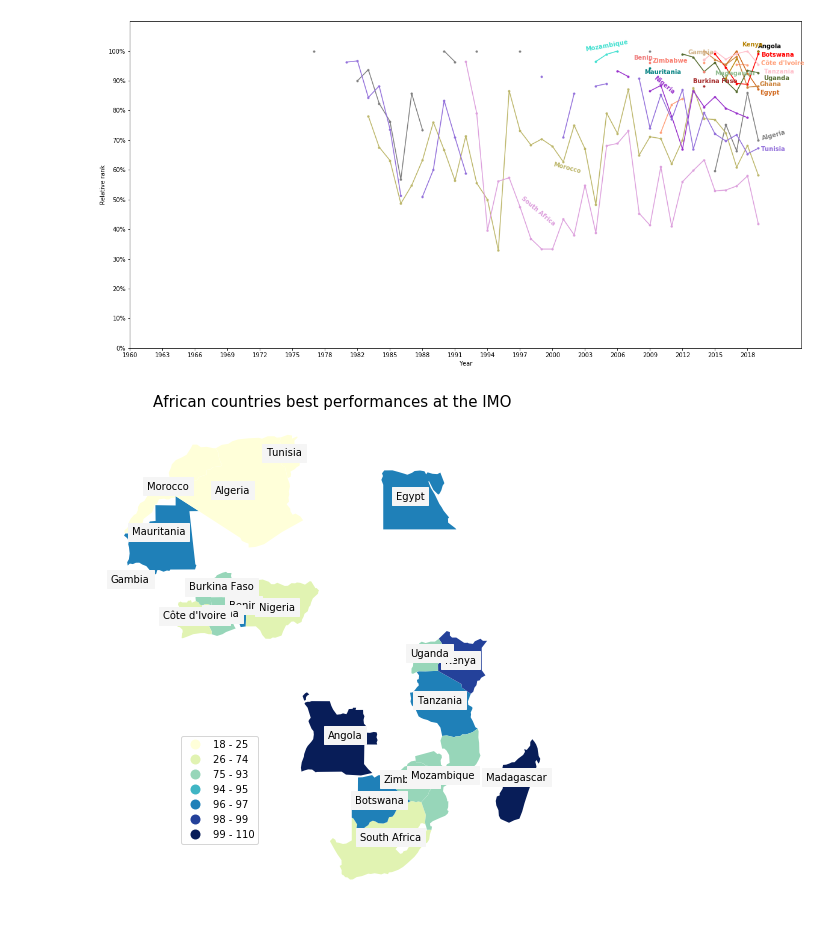
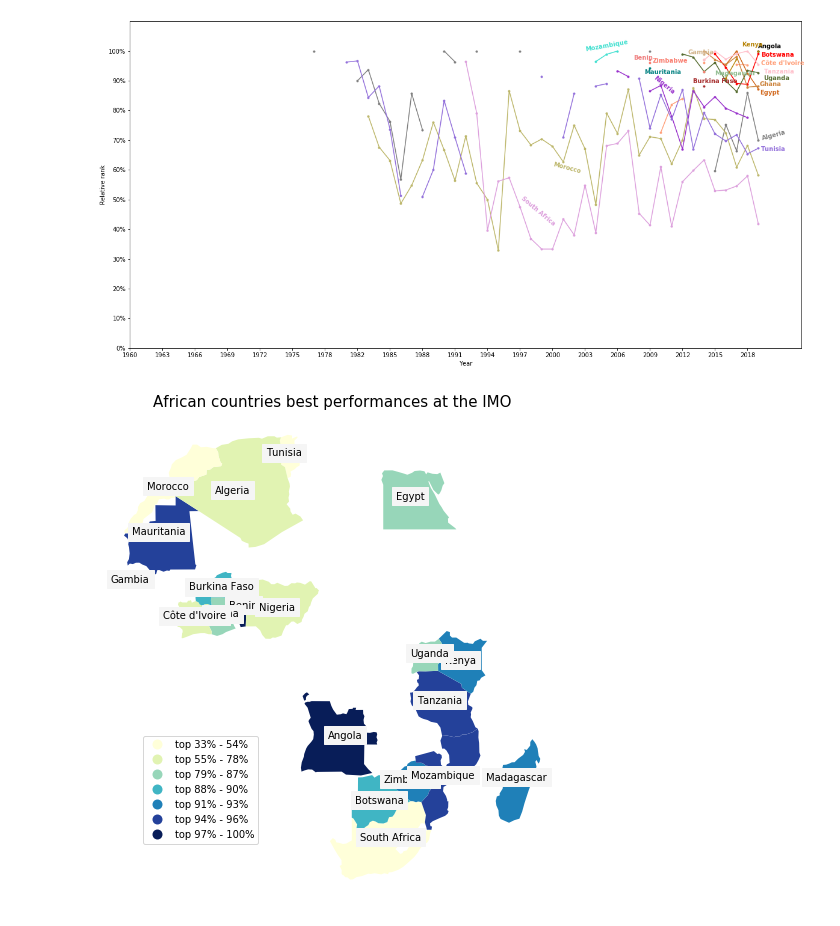
Before and after one commit to Djimdou/Side-Projects, a Jupyter notebook: IMO-Web-Scraping.ipynb, the cells around one changed output. Drawn from its saved outputs; the diff is of its cells as text; code cells hidden in the pictures.

```diff
--- a/IMO-Web-Scraping.ipynb
+++ b/IMO-Web-Scraping.ipynb
@@ -219,34 +219,34 @@ for_plotting = world.merge(score, left_on = 'name', right_index=True)
 # %%
 # Chloropeth Map
 
-carte = for_plotting.plot(column='abs_rank', cmap =
+carte = for_plotting.plot(column='rel_rank', cmap =
                                 'YlGnBu', figsize=(15,9),
                                  scheme='quantiles', k=7, legend =
                                  True);
 # Title
 carte.set_title('African countries best performances at the IMO', fontdict={'fontsize':15});
 
 # Remove axes
 carte.set_axis_off();
 
 #move legend to an empty space
 carte.get_legend().set_bbox_to_anchor((.35,.35));
-leg = carte.get_legend();
-leg.get_texts()[0].set_text('18 - 25')
-leg.get_texts()[1].set_text('26 - 74')
-leg.get_texts()[2].set_text('75 - 93')
-leg.get_texts()[3].set_text('94 - 95')
-leg.get_texts()[4].set_text('96 - 97')
-leg.get_texts()[5].set_text('98 - 99')
-leg.get_texts()[6].set_text('99 - 110')
+leg = carte.get_legend()
+leg.get_texts()[0].set_text('top 33% - 54%')
+leg.get_texts()[1].set_text('top 55% - 78%')
+leg.get_texts()[2].set_text('top 79% - 87%')
+leg.get_texts()[3].set_text('top 88% - 90%')
+leg.get_texts()[4].set_text('top 91% - 93%')
+leg.get_texts()[5].set_text('top 94% - 96%')
+leg.get_texts()[6].set_text('top 97% - 100%')
 #carte.get_figure()
 
 # Adding Labels (country names)
 
 for_plotting['coords'] = for_plotting['geometry'].apply(lambda x: x.representative_point().coords)
 for_plotting['coords'] = [coords[0] for coords in for_plotting['coords']]
 for idx, row in for_plotting.iterrows():
     carte.annotate(s=row['name'], xy=row['coords'],horizontalalignment='center',backgroundcolor='whitesmoke') #
 #carte.get_figure()
 # %% [output]
-[figure, old version]
+[figure, new version]
```
